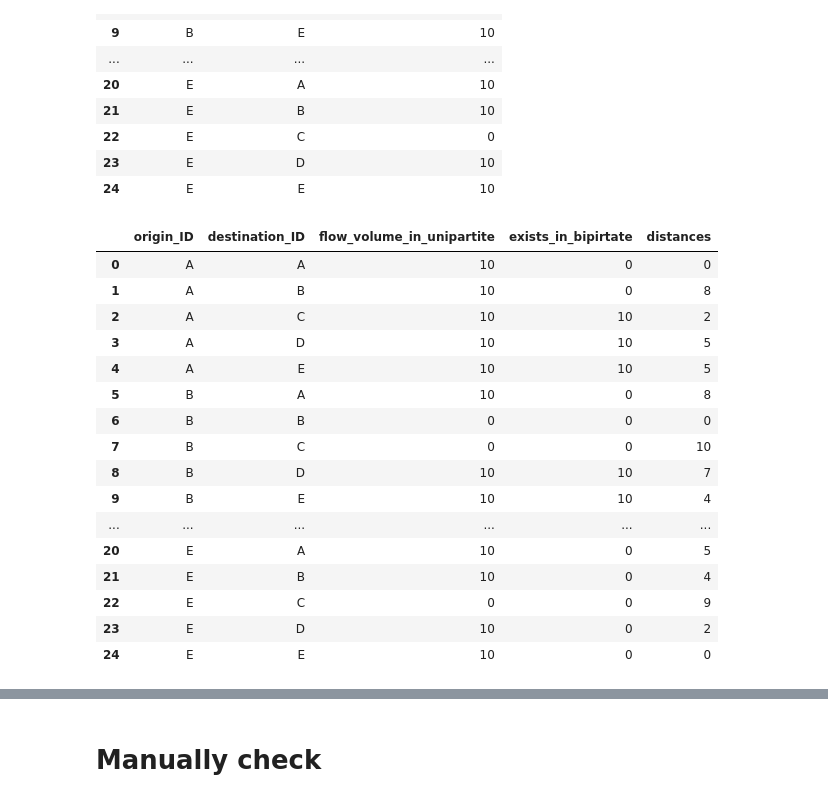
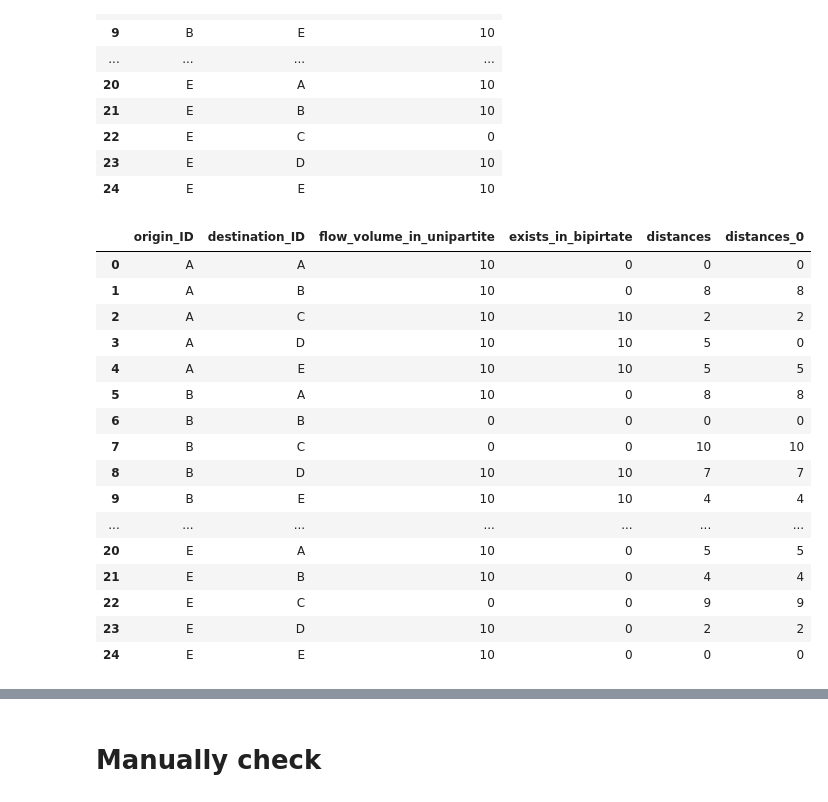
Before and after one commit to lenkahas/Comp_Dest, a Jupyter notebook: Dummy_data_test.ipynb, the cells around one changed output, grey strips where cells are left out. Cells and saved outputs as stored; diff of their text form; code cells hidden in the pictures.

```diff
--- a/Dummy_data_test.ipynb
+++ b/Dummy_data_test.ipynb
@@ -68,12 +124,3 @@ masses
 | 2 | C | 10 |
 | 3 | D | 30 |
 | 4 | E | 50 |
-# %%
-nodes = ['A','B','C','D','E']
-
-
-
-all_combinations = pd.DataFrame( list( itertools.product(nodes,nodes))
-                       ).rename(columns = {0:'origin_ID',
-                                        1:'destination_ID'})
-all_combinations
@@ -119,31 +168,36 @@ all_combinations
 # %%
 all_combinations['exists_in_bipirtate'] = [0,0,10,10,10,
                           0,0,0,10,10,
                           0,0,0,0,0,
                           0,0,0,0,0,
                           0,0,0,0,0]
 
 all_combinations['distances'] = [0,8,2,5,5,
                           8,0,10,7,4,
                           2,10,0,6,9,
                           5,7,6,0,9,
                           5,4,9,2,0]
+all_combinations['distances_0'] = [0,8,2,0,5,
+                          8,0,10,7,4,
+                          2,10,0,6,9,
+                          0,7,6,0,9,
+                          5,4,9,2,0]
 all_combinations
 # %% [output]
-|  | origin_ID | destination_ID | flow_volume_in_unipartite | exists_in_bipirtate | distances |
-| 0 | A | A | 10 | 0 | 0 |
-| 1 | A | B | 10 | 0 | 8 |
-| 2 | A | C | 10 | 10 | 2 |
-| 3 | A | D | 10 | 10 | 5 |
-| 4 | A | E | 10 | 10 | 5 |
-| 5 | B | A | 10 | 0 | 8 |
-| 6 | B | B | 0 | 0 | 0 |
-| 7 | B | C | 0 | 0 | 10 |
-| 8 | B | D | 10 | 10 | 7 |
-| 9 | B | E | 10 | 10 | 4 |
-| ... | ... | ... | ... | ... | ... |
-| 20 | E | A | 10 | 0 | 5 |
-| 21 | E | B | 10 | 0 | 4 |
-| 22 | E | C | 0 | 0 | 9 |
-| 23 | E | D | 10 | 0 | 2 |
-| 24 | E | E | 10 | 0 | 0 |
+|  | origin_ID | destination_ID | flow_volume_in_unipartite | exists_in_bipirtate | distances | distances_0 |
+| 0 | A | A | 10 | 0 | 0 | 0 |
+| 1 | A | B | 10 | 0 | 8 | 8 |
+| 2 | A | C | 10 | 10 | 2 | 2 |
+| 3 | A | D | 10 | 10 | 5 | 0 |
+| 4 | A | E | 10 | 10 | 5 | 5 |
+| 5 | B | A | 10 | 0 | 8 | 8 |
+| 6 | B | B | 0 | 0 | 0 | 0 |
+| 7 | B | C | 0 | 0 | 10 | 10 |
+| 8 | B | D | 10 | 10 | 7 | 7 |
+| 9 | B | E | 10 | 10 | 4 | 4 |
+| ... | ... | ... | ... | ... | ... | ... |
+| 20 | E | A | 10 | 0 | 5 | 5 |
+| 21 | E | B | 10 | 0 | 4 | 4 |
+| 22 | E | C | 0 | 0 | 9 | 9 |
+| 23 | E | D | 10 | 0 | 2 | 2 |
+| 24 | E | E | 10 | 0 | 0 | 0 |
```
Also changed, not shown: parts of 67 cells of this notebook, 30 other files.
